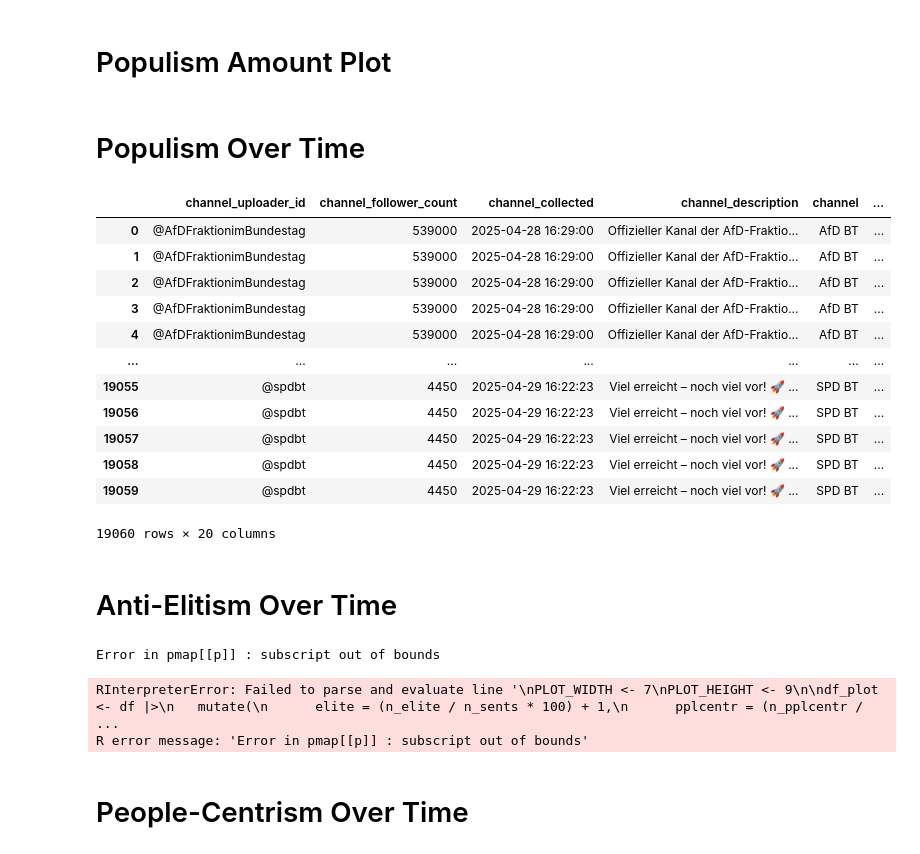
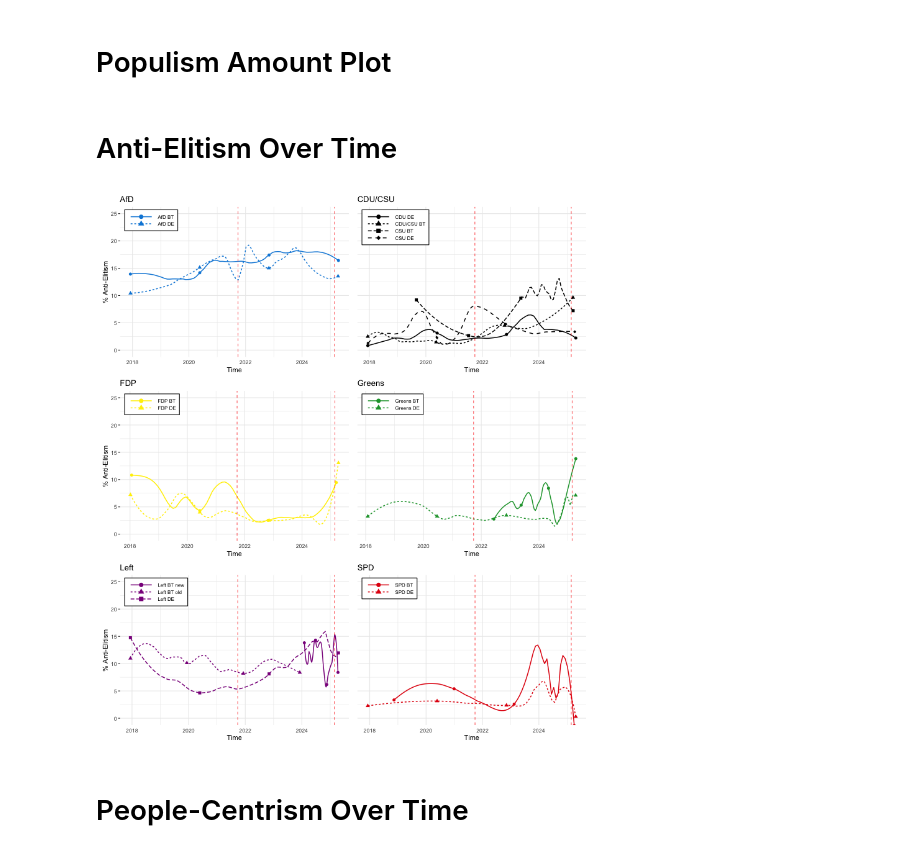
Before and after one commit to luerhard/anti-elitism-gets-views, a Jupyter notebook: pipeline/05-basic_descriptives.ipynb, the cells around one changed output. Saved outputs shown, nothing was run; the diff lists cells and outputs as text; code cells hidden in the pictures.

```diff
--- a/pipeline/05-basic_descriptives.ipynb
+++ b/pipeline/05-basic_descriptives.ipynb
@@ -255,31 +254,15 @@ if (file.exists(p)) file.remove(p)
 ggsave(p, width=12.4, height=12.4)
 plot
 options(warn = 0)
-# %% [markdown]
-# Populism Over Time
-# %%
-df
-# %% [output]
-|  | channel_uploader_id | channel_follower_count | channel_collected | channel_description | channel | ... |
-| 0 | @AfDFraktionimBundestag | 539000 | 2025-04-28 16:29:00 | Offizieller Kanal der AfD-Fraktio... | AfD BT | ... |
-| 1 | @AfDFraktionimBundestag | 539000 | 2025-04-28 16:29:00 | Offizieller Kanal der AfD-Fraktio... | AfD BT | ... |
-| 2 | @AfDFraktionimBundestag | 539000 | 2025-04-28 16:29:00 | Offizieller Kanal der AfD-Fraktio... | AfD BT | ... |
-| 3 | @AfDFraktionimBundestag | 539000 | 2025-04-28 16:29:00 | Offizieller Kanal der AfD-Fraktio... | AfD BT | ... |
-| 4 | @AfDFraktionimBundestag | 539000 | 2025-04-28 16:29:00 | Offizieller Kanal der AfD-Fraktio... | AfD BT | ... |
-| ... | ... | ... | ... | ... | ... | ... |
-| 19055 | @spdbt | 4450 | 2025-04-29 16:22:23 | Viel erreicht – noch viel vor! 🚀 ... | SPD BT | ... |
-| 19056 | @spdbt | 4450 | 2025-04-29 16:22:23 | Viel erreicht – noch viel vor! 🚀 ... | SPD BT | ... |
-| 19057 | @spdbt | 4450 | 2025-04-29 16:22:23 | Viel erreicht – noch viel vor! 🚀 ... | SPD BT | ... |
-| 19058 | @spdbt | 4450 | 2025-04-29 16:22:23 | Viel erreicht – noch viel vor! 🚀 ... | SPD BT | ... |
-| 19059 | @spdbt | 4450 | 2025-04-29 16:22:23 | Viel erreicht – noch viel vor! 🚀 ... | SPD BT | ... |
-19060 rows × 20 columns
 # %% [markdown]
 # Anti-Elitism Over Time
 # %%
-%%R -i df -w 1500 -h 800
+%%R -i df -w 800 -h 900
 
 PLOT_WIDTH <- 7
-PLOT_HEIGHT <- 9
+PLOT_HEIGHT <- 8
+
+shape_values <- c(16, 17, 15, 18)
 
 df_plot <- df |>
    mutate(
@@ -298,16 +281,26 @@ election_dates <- as.Date(c("2021-09-26", "2025-02-23"))
 parties <- unique(df_plot$party)
 plots <- list()
 
-y_min <- 0
-y_max <- 25
-
 # Add this after geom_smooth():
-stat_smooth_func <- function(mapping = NULL, data = NULL, geom = "point",
-                           position = "identity", ..., method = "loess",
-                           se = FALSE, n = 20, span = 0.3) {
-  layer(data = data, mapping = mapping, stat = StatSmooth, geom = geom,
-        position = position, show.legend = NA, inherit.aes = TRUE,
-        params = list(method = method, se = se, n = n, span = span, ...))
+stat_smooth_func <- function(
+    mapping = NULL,
+    data = NULL,
+    geom = "point",
+    position = "identity",
+    ...,
+    method = "loess",
+    se = FALSE,
+    n = 20,
+    span = 0.3) {
+  layer(
+    data = data,
+    mapping = mapping,
+    stat = StatSmooth,
+    geom = geom,
+    position = position,
+    show.legend = NA,
+    inherit.aes = TRUE,
+    params = list(method = method, se = se, n = n, span = span, ...))
 }
 
 for(i in seq_along(parties)) {
@@ -316,43 +309,56 @@ for(i in seq_along(parties)) {
   is_right_column <- i %% 2 == 0
 
   plots[[p]] <- ggplot(party_data, aes(linetype = channel, x = date, y = elite)) +
-    geom_smooth(formula = y ~ x, method = "loess", se = FALSE, span = 0.3, color = pmap[[p]]) +
-    stat_smooth_func(aes(shape = channel), method = "loess", span = 0.3,
-                 color = pmap[[p]], size = 4, n = 10, formula = y ~ x) +
+    geom_smooth(
+        formula = y ~ x,
+        method = "loess",
+        se = FALSE,
+        span = 0.3,
+        color = pmap[[p]],
+        size=0.7
+    ) +
+    stat_smooth_func(
+        aes(shape = channel),
+        method = "loess",
+        span = 0.3,
+        color = pmap[[p]],
+        size = 2,
+        n = 4,
+        formula = y ~ x
+    ) +
+    scale_shape_manual(values = shape_values) +
     geom_vline(xintercept = election_dates, color = "red", linetype = "dashed", alpha = 0.7) +
-    coord_cartesian(ylim = c(y_min, y_max)) +
+    coord_cartesian(ylim = c(0, 25)) +
     labs(
         title = p,
         y = if(is_right_column) NULL else "% Anti-Elitism",
         x = "Time") +
     theme_minimal() +
     theme(
       legend.position = c(0.02, 0.98),  # Top-left corner
       legend.justification = c(0, 1),
       legend.background = element_rect(fill = "white"),
       legend.title = element_blank(),
       legend.text = element_text(size = 8),
       legend.key.size = unit(0.4, "cm"),
       legend.key.width = unit(1.5, "cm"),
       axis.text.y = if(is_right_column) element_blank() else element_text(),
       axis.ticks.y = if(is_right_column) element_blank() else element_line()
     ) +
     guides(
         shape = guide_legend(override.aes = list(size = 3)),
     )
 }
 
 # Combine plots
 plot <- wrap_plots(plots, ncol = 2)
 
 path <- here("reports", "figures", "elite_over_time.svg")
 if (file.exists(path)) file.remove(path)
 ggsave(path, plot, width = PLOT_WIDTH, height = PLOT_HEIGHT)
 plot
 # %% [output]
-Error in pmap[[p]] : subscript out of bounds
-RInterpreterError: Failed to parse and evaluate line '\nPLOT_WIDTH <- 7\nPLOT_HEIGHT <- 9\n\ndf_plot <- df |>\n   mutate(\n      elite = (n_elite / n_sents * 100) + 1,\n      pplcentr = (n_pplcentr /  ...
-R error message: 'Error in pmap[[p]] : subscript out of bounds'
+[figure, added]
 # %% [markdown]
 # People-Centrism Over Time
 # %%
```
Also changed, not shown: parts of 2 cells of this notebook, 2 other files.
